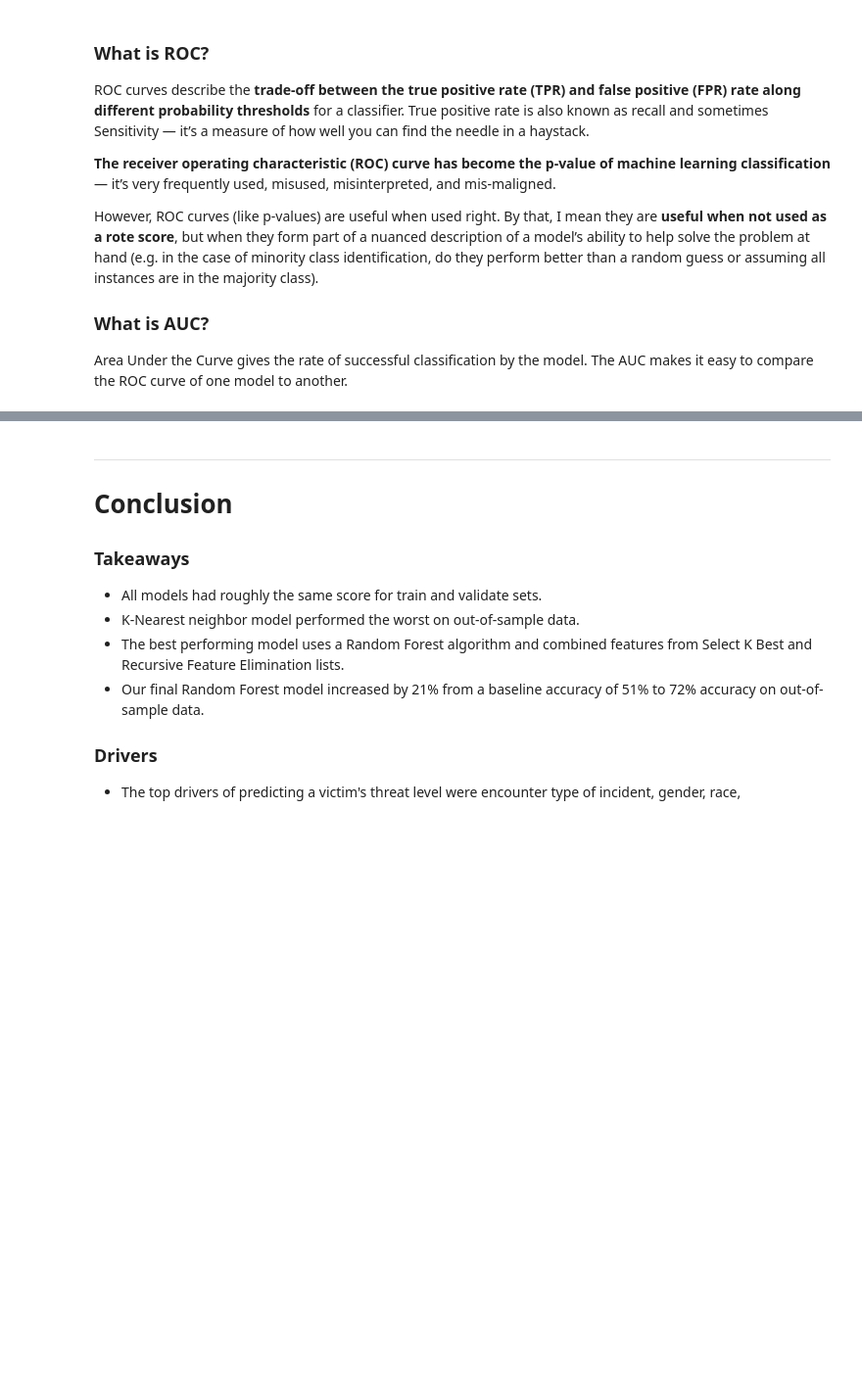
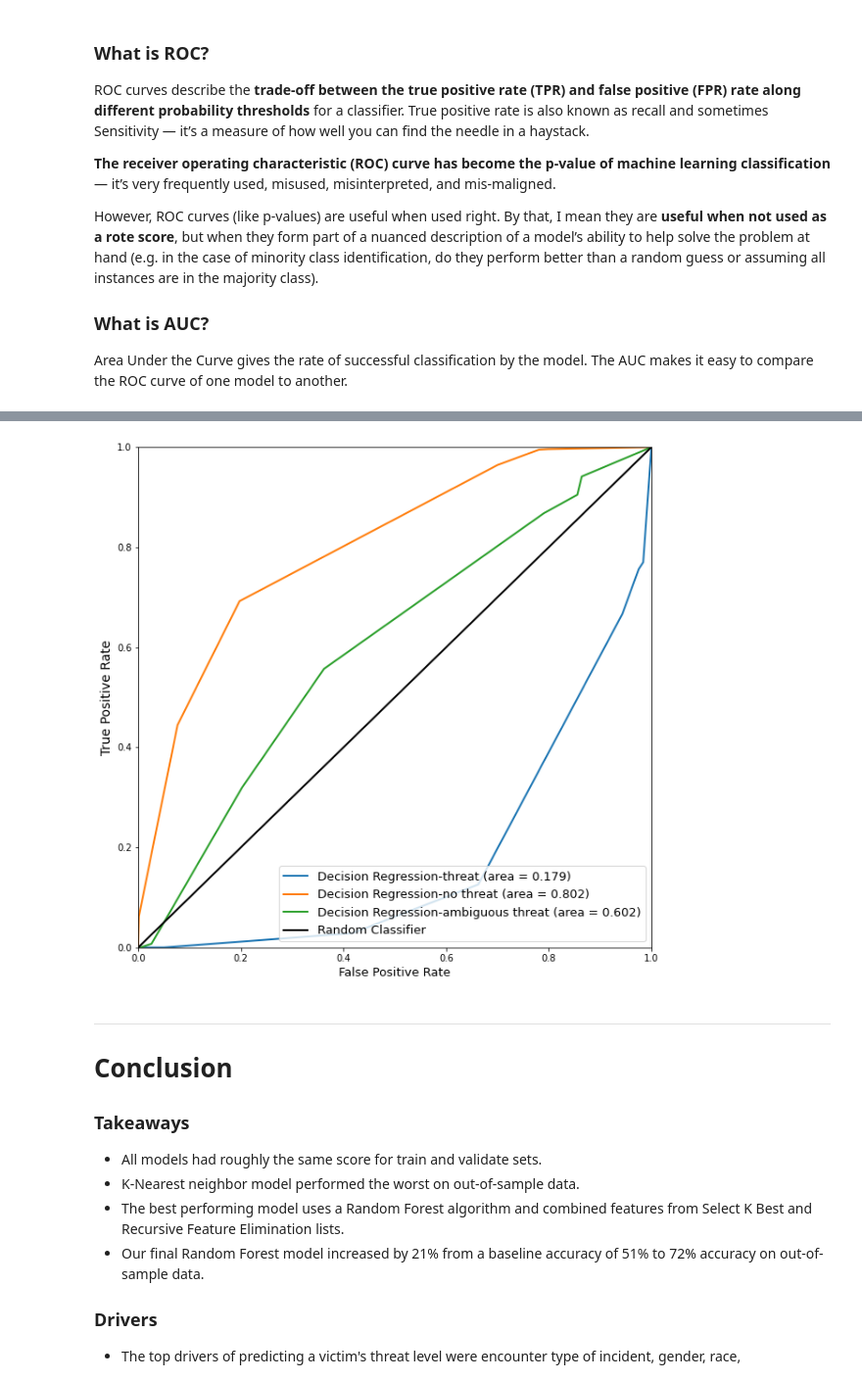
Before and after one commit to MG-Squared/americas_blues, a Jupyter notebook: second_iteration.ipynb, the cells around one changed output, grey strips where cells are left out. Shown at 98% size. Cells and saved outputs as stored; diff of their text form; code cells hidden in the pictures; blank space fills up the shorter version.

```diff
--- a/second_iteration.ipynb
+++ b/second_iteration.ipynb
@@ -1164,20 +1192,30 @@ NameError: name 'y_train' is not defined
 # %%
 from sklearn.metrics import auc, roc_curve, roc_auc_score, precision_recall_curve
 
-plt.figure(figsize=(10,6))
+plt.figure(figsize=(10,10))
 
-y_pred = dt.predict_proba(X_train[combo_feats])[:,1]
-fpr, tpr, thresholds = roc_curve(y_train, y_pred)
-plt.plot(fpr, tpr, color='red', lw=2, label=f'Decision Regression (area = %0.4f)' % auc(fpr, tpr))
+y_pred = dt.predict_proba(X_test[combo_feats])[:,1]
 
-plt.plot([0, 1], [0, 1], color='navy', lw=2, linestyle= '-', label = 'Random Classifier')
+fpr_t, tpr_t, threshold_t = roc_curve(pd.Series(np.where(y_test == 'threat', 1, 0)), y_pred)
+plt.plot(fpr_t, tpr_t, lw=2, label=f'Decision Regression-threat (area = %0.3f)' % auc(fpr_t, tpr_t))
+
+fpr_nt, tpr_nt, threshold_nt = roc_curve(pd.Series(np.where(y_test == 'no_threat', 1, 0)), y_pred)
+plt.plot(fpr_nt, tpr_nt, lw=2, label=f'Decision Regression-no threat (area = %0.3f)' % auc(fpr_nt, tpr_nt))
+
+fpr_at, tpr_at, threshold_at = roc_curve(pd.Series(np.where(y_test == 'ambiguous_threat', 1, 0)), y_pred)
+plt.plot(fpr_at, tpr_at, lw=2, label=f'Decision Regression-ambiguous threat (area = %0.3f)' % auc(fpr_at, tpr_at))
+
+
+plt.plot([0, 1], [0, 1], color='black', lw=2, linestyle= '-', label = 'Random Classifier')
 plt.xlim([0.0, 1.0])
 plt.ylim([0.0, 1.0])
 plt.xlabel('False Positive Rate', fontsize=13)
 plt.ylabel('True Positive Rate', fontsize=14)
 plt.title('', fontsize=17)
 plt.legend(loc='lower right', fontsize=13)
 plt.show()
+# %% [output]
+[figure, added]
 # %% [markdown]
 
 ___
```
Also changed, not shown: parts of 8 cells of this notebook.
